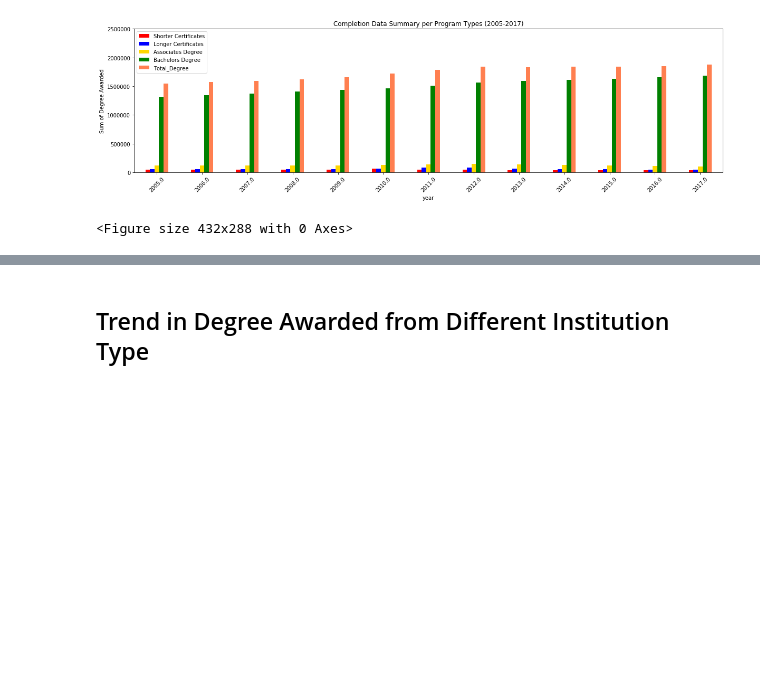
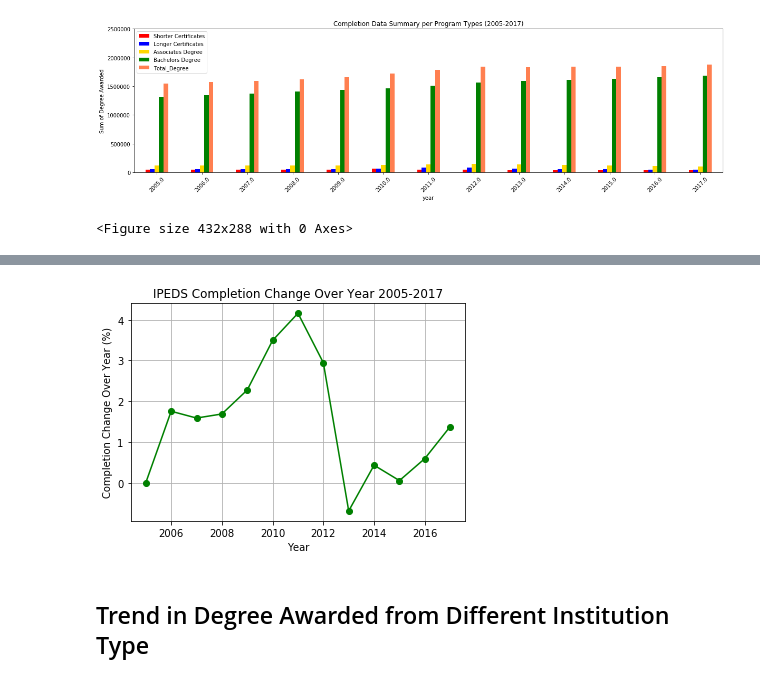
Before and after one commit to grahamb001/Project1, a Jupyter notebook: GroupProject 1_v3.ipynb, the cells around one changed output, grey strips where cells are left out. Cells and saved outputs as stored; diff of their text form; code cells hidden in the pictures; blank space fills up the shorter version.

Commit message:
added completion rate change

```diff
--- a/GroupProject 1_v3.ipynb
+++ b/GroupProject 1_v3.ipynb
@@ -215,0 +220,26 @@ completion_df6
+# %%
+#Rate of change
+completionRate=completion_df5["Total_Degree"]
+completionRate
+
+# create list to append annual rates of change to
+completionRateOfChange = []
+
+#calculate annual rates of change, append to empty change list created above, and create a new column
+# for the annual change rate data
+
+start_rate=1543836
+
+#the above needs to be the first value in your list (index location 0)
+
+for rate in completionRate:
+    try:
+        change=((rate/start_rate)-1)*100
+        completionRateOfChange.append(change)
+        start_rate=rate
+    except:
+        print("Error happened")
+
+completion_df5["Completion Annual Rate of Change"]=completionRateOfChange
+
+completion_df5
@@ -216,3 +262,16 @@ completion_df6
+# %%
+xComplete=completion_df5.index
+yComplete=completion_df5["Completion Annual Rate of Change"]
+plt.plot(xComplete,yComplete, color='green', marker ='o')
+plt.plot(x_compat=True)
+plt.title("IPEDS Completion Change Over Year 2005-2017")
+plt.xlabel("Year")
+plt.ylabel("Completion Change Over Year (%)")
+plt.grid()
+plt.savefig("IPEDS Completion Change Over Year 2005-2017")
+plt.show()
+# %% [output]
+[figure, added]
 # %% [markdown]
 ## Trend in Degree Awarded from Different Institution Type
 # %%
```
Also changed, not shown: parts of 4 cells of this notebook, 1 other file.
